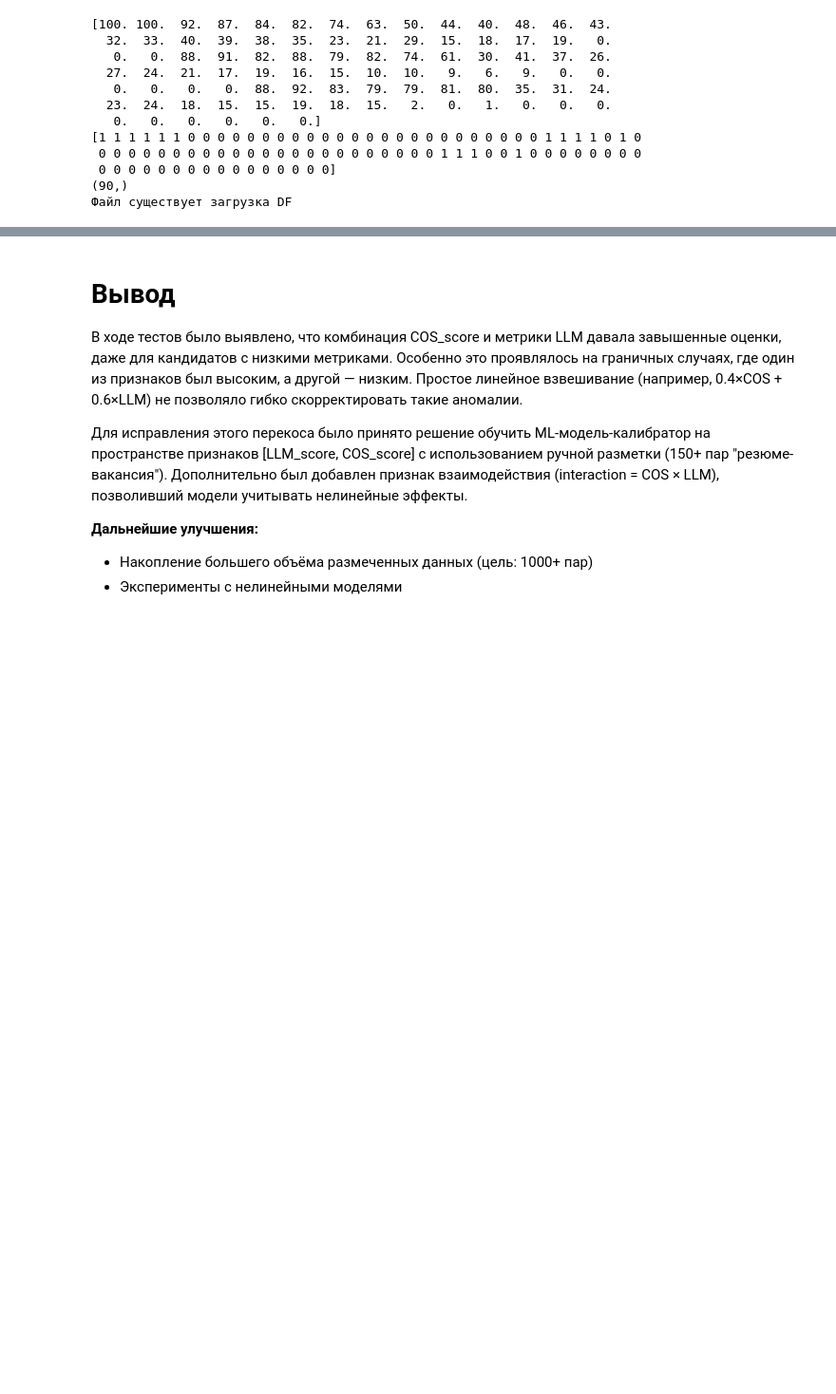
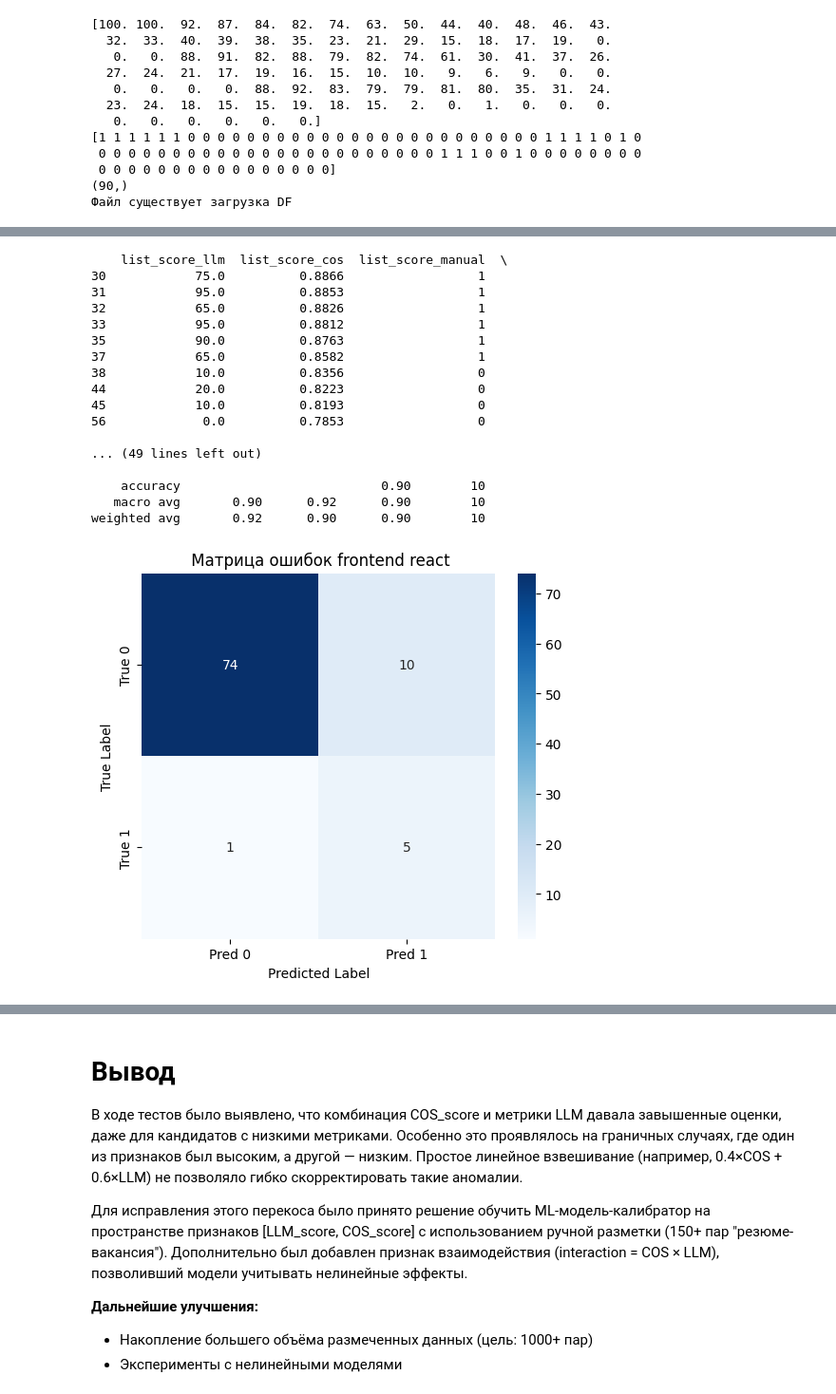
Before and after one commit to Xifeni/resume-matcher, a Jupyter notebook: Resumematcher.ipynb, the cells around one changed output, grey strips where cells are left out. Shown at 95% size. Saved outputs shown, nothing was run; the diff lists cells and outputs as text; code cells hidden in the pictures; blank space fills up the shorter version.

```diff
--- a/Resumematcher.ipynb
+++ b/Resumematcher.ipynb
@@ -1946,0 +1990,80 @@ weighted avg       0.94      0.88      0.90        90
+# %%
+# делаем всех идеал и медиум кандидатов как подходящих
+
+THRESHOLD = 65  # порог истинно положительного решения
+
+df_ok = df_pipe.copy()
+
+# Ground truth: ideal+medium=1 (positive), miss=0 (negative)
+folder_path = 'dataset_test/vac2_frontend_react'
+
+files = [f for f in os.listdir(folder_path) if os.path.isfile(os.path.join(folder_path, f))]
+
+
+df_ok['list_score_manual'] = ((df_ok['resume'].str.contains('ideal|medium', case=False, na=False) &
+                               df_ok['vacancy'].str.contains('react', case=False, na=False) ).astype(int))
+
+mask=df_ok['resume'].isin(files) & df_ok['vacancy'].str.contains('react')
+df_ok=df_ok[mask]
+#df_ok['list_score_manual'] = (df_ok['resume'].str.contains('ideal|medium', case=False, na=False)).astype(int)
+print(df_ok.head(10))
+# Предсказание модели при пороге 80
+#df_ok['y_pred'] = (df_ok['final_score'] >= THRESHOLD).astype(int)
+y_pred=(df_ok['final_score']>THRESHOLD).astype(int)
+y_true=df_ok["list_score_manual"]
+#y_pred = df_ok["binary_score"]
+y_score = df_ok['final_score'] / 100  # для ROC-AUC
+
+recall    = recall_score(y_true, y_pred, zero_division=0)
+precision = precision_score(y_true, y_pred, zero_division=0)
+f1        = f1_score(y_true, y_pred, zero_division=0)
+try:
+    auc = roc_auc_score(y_true, y_score)
+except Exception:
+    auc = float('nan')
+
+cm_vac_frontend_react = confusion_matrix(y_true, y_pred)
+tn, fp, fn, tp = cm.ravel()
+
+# Расшифровка (если классы 0 и 1)
+tn, fp, fn, tp = cm.ravel()
+
+print("=== Матрица ошибок вакансия front react  ===")
+print(cm_vac_frontend_react)
+print()
+print(f"TP (True Positive)  : {tp}  — верно определили подходящего кандидата")
+print(f"TN (True Negative)  : {tn}  — верно определили не подходящего кандидата")
+print(f"FP (False Positive) : {fp}  — ошибочно пропустили не подходящего кандидата")
+print(f"FN (False Negative) : {fn}  — ошибочно пропустили подходящего кандидата")
+print(f'ROC-AUC={round(auc,2)}')
+print("=== Classification Report ===")
+print(classification_report(y_true, y_pred))
+
+# Визуализация
+plt.figure(figsize=(6, 5))
+sns.heatmap(cm, annot=True, fmt='d', cmap='Blues',
+            xticklabels=['Pred 0', 'Pred 1'],
+            yticklabels=['True 0', 'True 1'])
+plt.ylabel('True Label')
+plt.xlabel('Predicted Label')
+plt.title(' Матрица ошибок frontend react')
+plt.show()
+# %% [output]
+    list_score_llm  list_score_cos  list_score_manual  \
+30            75.0          0.8866                  1
+31            95.0          0.8853                  1
+32            65.0          0.8826                  1
+33            95.0          0.8812                  1
+35            90.0          0.8763                  1
+37            65.0          0.8582                  1
+38            10.0          0.8356                  0
+44            20.0          0.8223                  0
+45            10.0          0.8193                  0
+56             0.0          0.7853                  0
+
+... (49 lines left out)
+
+    accuracy                           0.90        10
+   macro avg       0.90      0.92      0.90        10
+weighted avg       0.92      0.90      0.90        10
+[figure, added]
```
Also changed, not shown: parts of 8 cells of this notebook.
